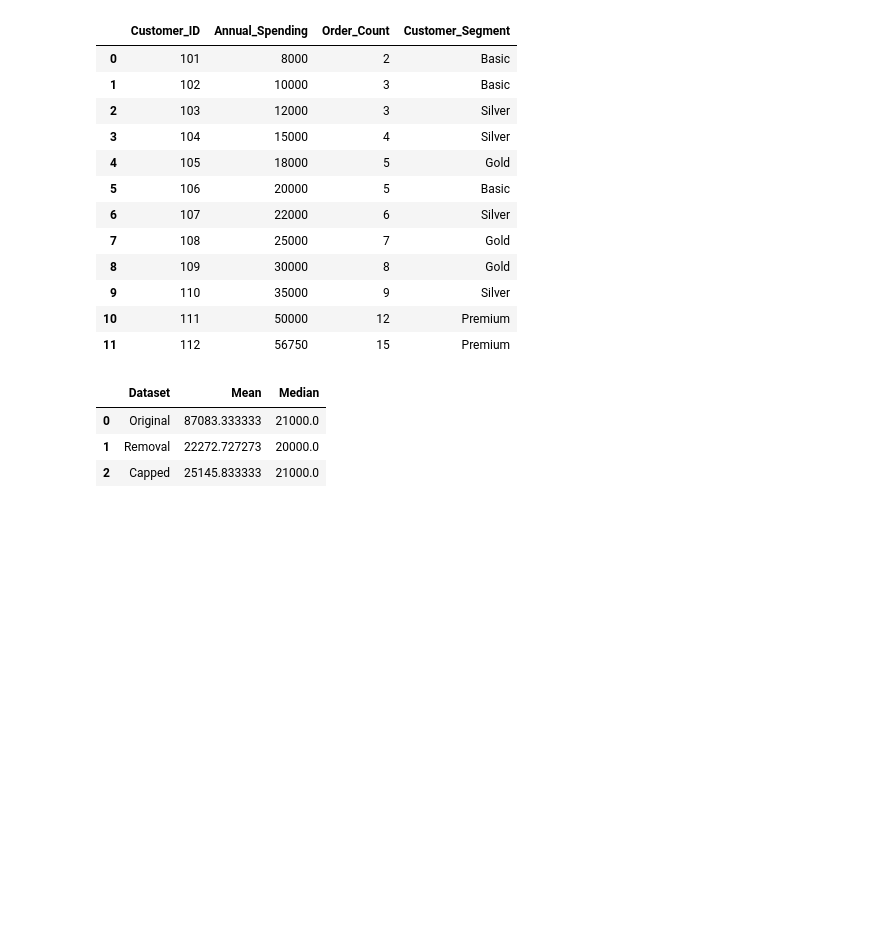
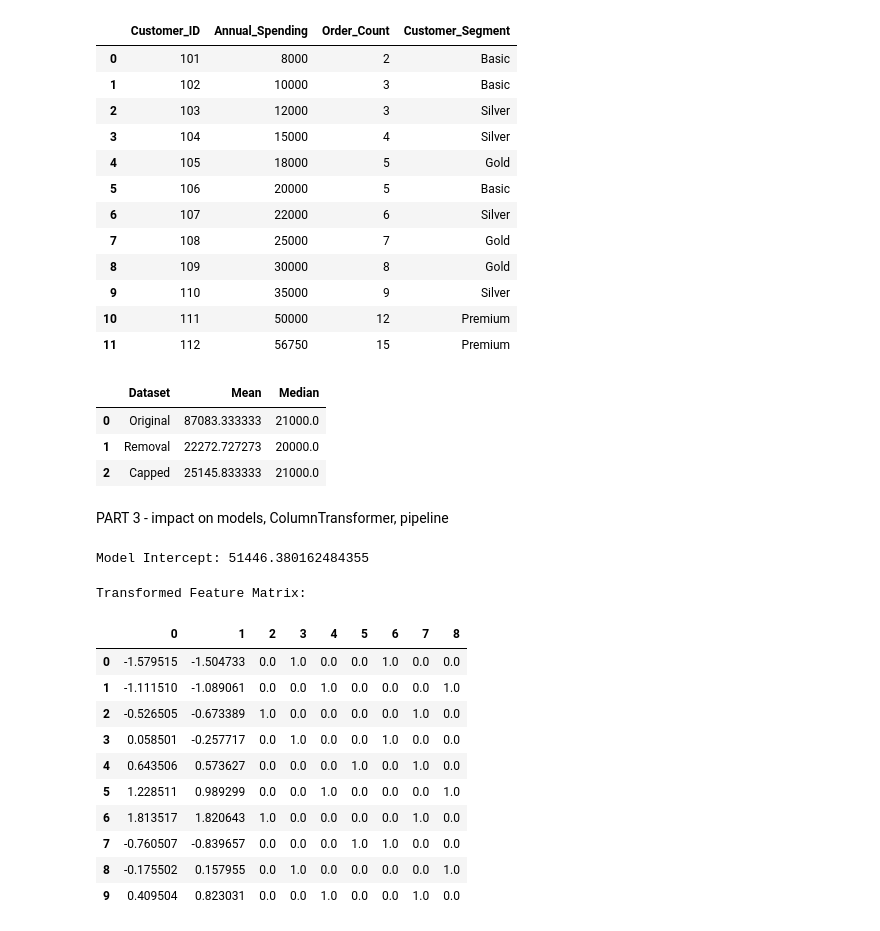
Before and after one commit to GarvNaidu/ml-assigments-and-classes, a Jupyter notebook: ml assignments/assignment_06.ipynb, the cells around one changed output. Cells and saved outputs as stored; diff of their text form; code cells hidden in the pictures; blank space fills up the shorter version.

Commit message:
Update assignment_06 notebook with complete parts

```diff
--- a/ml assignments/assignment_06.ipynb
+++ b/ml assignments/assignment_06.ipynb
@@ -382,3 +382,63 @@ df_stats
 | 0 | Original | 87083.333333 | 21000.0 |
 | 1 | Removal | 22272.727273 | 20000.0 |
 | 2 | Capped | 25145.833333 | 21000.0 |
+# %% [markdown]
+PART 3 - impact on models, ColumnTransformer, pipeline
+# %%
+from sklearn.compose import ColumnTransformer
+from sklearn.linear_model import LinearRegression
+from sklearn.preprocessing import OneHotEncoder
+from sklearn.preprocessing import StandardScaler
+from sklearn.pipeline import Pipeline
+df09 = pd.DataFrame({
+    "Age": [22, 25, 28, 30, 35, 40, 45, 50, 55, 60],
+    "Experience": [0, 2, 4, 6, 10, 15, 20, 25, 30, 35],
+    "Department": ["IT", "HR", "IT", "Sales", "HR","IT", "Sales", "IT", "HR", "Sales"],
+    "Salary": [25000, 28000, 32000, 35000, 42000,55000, 60000, 75000, 80000, 95000 ]})
+
+x = df09[["Age", "Experience", "Department"]]
+y = df09["Salary"]
+preprocessor01 = ColumnTransformer(
+    transformers=[("cat", OneHotEncoder(drop="first", sparse_output=False), ["Department"]),
+    ("num", StandardScaler(), ["Age", "Experience"]) ],
+    remainder="passthrough")
+
+model01 = Pipeline(steps=[("preprocessor", preprocessor01),
+    ("regressor", LinearRegression())])
+model01.fit(x, y)
+
+print("Model Intercept:", model01.named_steps["regressor"].intercept_)
+# %% [output]
+Model Intercept: 51446.380162484355
+# %%
+df10 = pd.DataFrame({
+    "Age": [21, 25, 30, 35, 40, 45, 50, 28, 33, 38],
+    "Annual_Income": [20000, 25000, 30000, 35000, 45000,50000, 60000, 28000, 40000, 48000],
+    "City": ["Delhi", "Mumbai", "Bhopal", "Delhi", "Pune","Mumbai", "Bhopal", "Pune", "Delhi", "Mumbai"],
+    "Membership": ["Basic", "Silver", "Gold", "Basic", "Gold","Silver", "Gold", "Basic", "Silver", "Gold"],
+    "Spending": [2000, 3000, 4500, 4000, 6000,6500, 8000, 3500, 5000, 7000]})
+
+x02 = df10[["Age", "Annual_Income", "City", "Membership"]]
+
+preprocessor03 = ColumnTransformer(
+    transformers=[
+        ("num", StandardScaler(), ["Age", "Annual_Income"]),
+        ("cat", OneHotEncoder(handle_unknown="ignore", sparse_output=False), ["City", "Membership"])])
+
+x02_transformed = pd.DataFrame(preprocessor03.fit_transform(x02))
+
+print("Transformed Feature Matrix:")
+x02_transformed
+# %% [output]
+Transformed Feature Matrix:
+|  | 0 | 1 | 2 | 3 | 4 | 5 | 6 | 7 | 8 |
+| 0 | -1.579515 | -1.504733 | 0.0 | 1.0 | 0.0 | 0.0 | 1.0 | 0.0 | 0.0 |
+| 1 | -1.111510 | -1.089061 | 0.0 | 0.0 | 1.0 | 0.0 | 0.0 | 0.0 | 1.0 |
+| 2 | -0.526505 | -0.673389 | 1.0 | 0.0 | 0.0 | 0.0 | 0.0 | 1.0 | 0.0 |
+| 3 | 0.058501 | -0.257717 | 0.0 | 1.0 | 0.0 | 0.0 | 1.0 | 0.0 | 0.0 |
+| 4 | 0.643506 | 0.573627 | 0.0 | 0.0 | 0.0 | 1.0 | 0.0 | 1.0 | 0.0 |
+| 5 | 1.228511 | 0.989299 | 0.0 | 0.0 | 1.0 | 0.0 | 0.0 | 0.0 | 1.0 |
+| 6 | 1.813517 | 1.820643 | 1.0 | 0.0 | 0.0 | 0.0 | 0.0 | 1.0 | 0.0 |
+| 7 | -0.760507 | -0.839657 | 0.0 | 0.0 | 0.0 | 1.0 | 1.0 | 0.0 | 0.0 |
+| 8 | -0.175502 | 0.157955 | 0.0 | 1.0 | 0.0 | 0.0 | 0.0 | 0.0 | 1.0 |
+| 9 | 0.409504 | 0.823031 | 0.0 | 0.0 | 1.0 | 0.0 | 0.0 | 1.0 | 0.0 |
```
Also changed, not shown: parts of 2 cells of this notebook.
